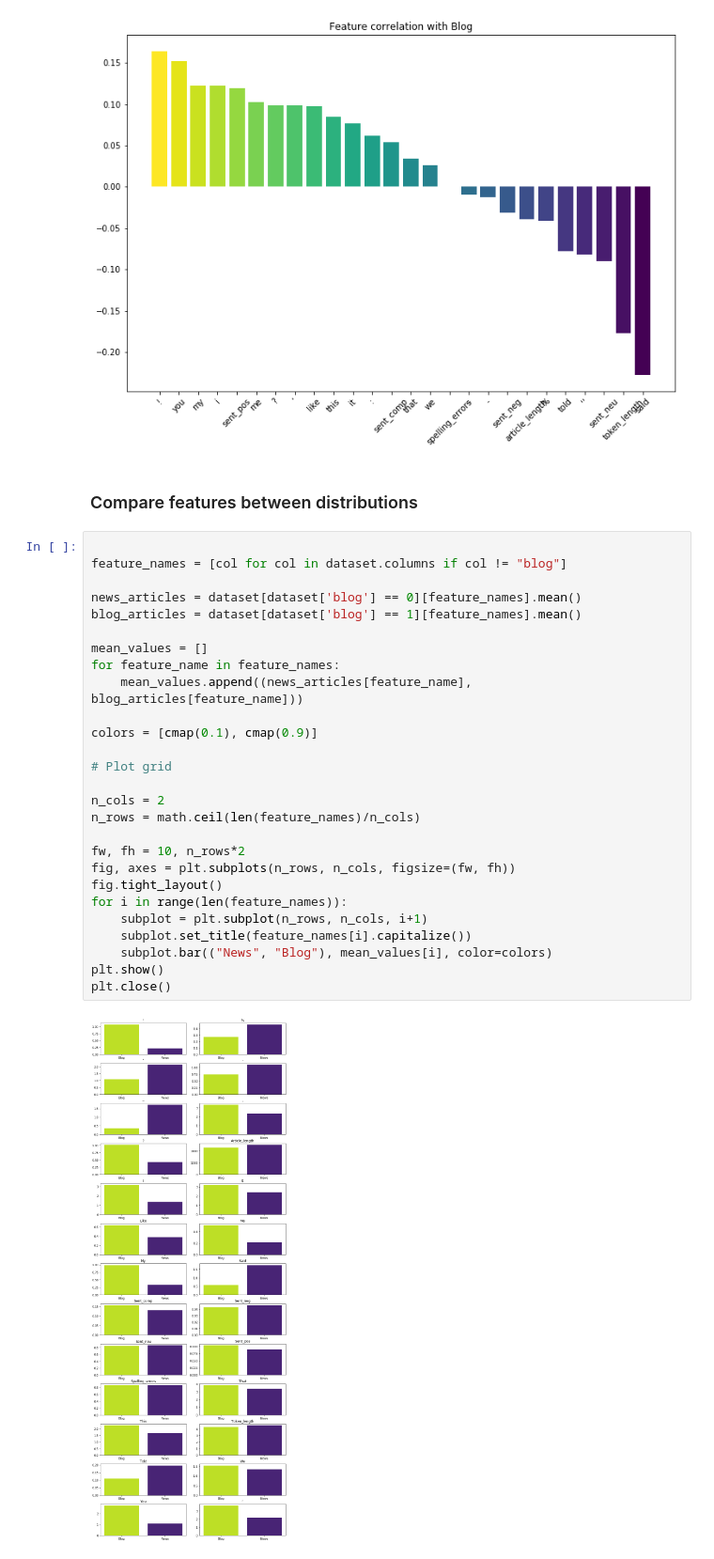
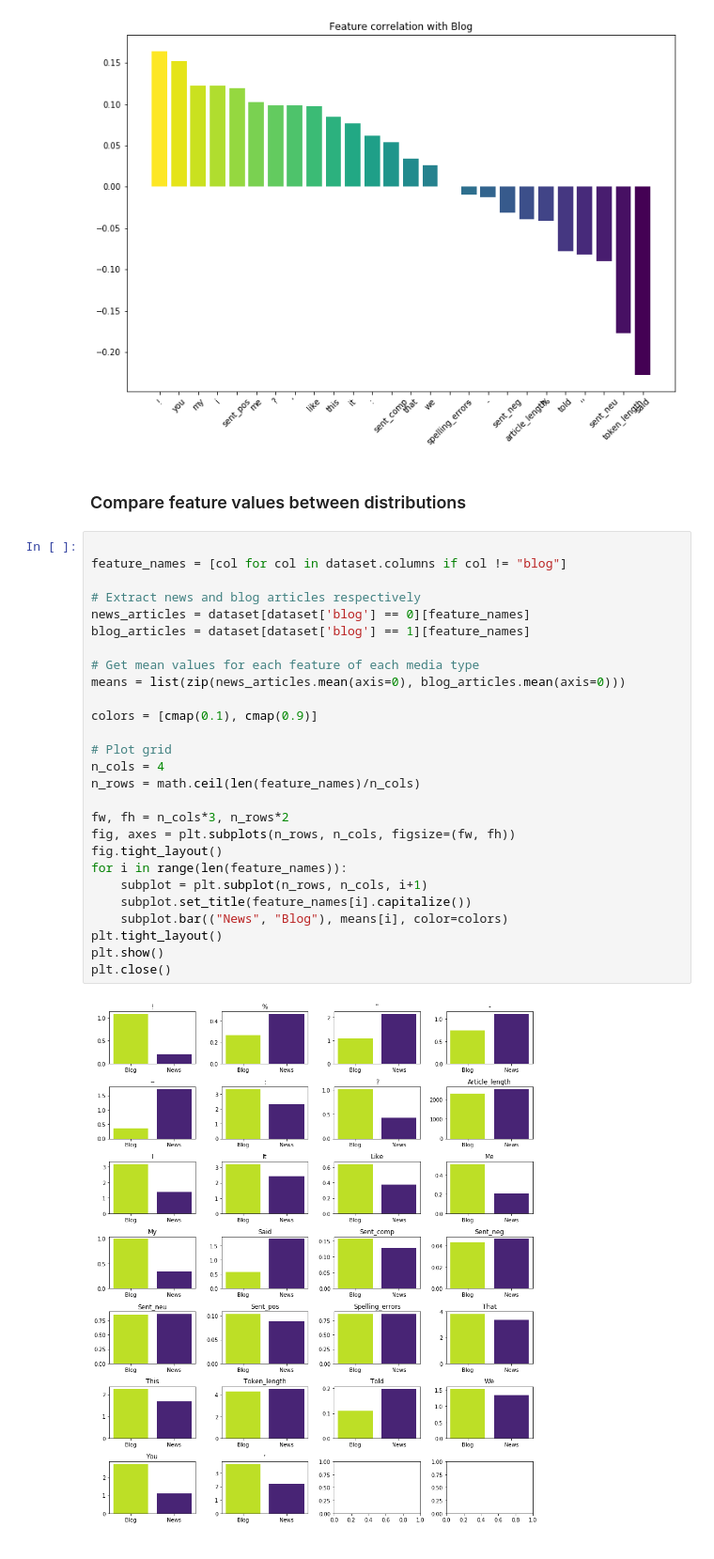
Before and after one commit to eriklindernoren/PFTA-Final-Assignment, a Jupyter notebook: visualize_data.ipynb, the cells around one changed output. Shown at 94% size. Cells and saved outputs as stored; diff of their text form.

Commit message:
Visualization

```diff
--- a/visualize_data.ipynb
+++ b/visualize_data.ipynb
@@ -108,33 +108,33 @@ plt.close()
 # %% [output]
 [figure]
 # %% [markdown]
-### Compare features between distributions
+### Compare feature values between distributions
 # %%
 
 feature_names = [col for col in dataset.columns if col != "blog"]
 
-news_articles = dataset[dataset['blog'] == 0][feature_names].mean()
-blog_articles = dataset[dataset['blog'] == 1][feature_names].mean()
+# Extract news and blog articles respectively
+news_articles = dataset[dataset['blog'] == 0][feature_names]
+blog_articles = dataset[dataset['blog'] == 1][feature_names]
 
-mean_values = []
-for feature_name in feature_names:
-    mean_values.append((news_articles[feature_name], blog_articles[feature_name]))
+# Get mean values for each feature of each media type
+means = list(zip(news_articles.mean(axis=0), blog_articles.mean(axis=0)))
 
 colors = [cmap(0.1), cmap(0.9)]
 
 # Plot grid
-
-n_cols = 2
+n_cols = 4
 n_rows = math.ceil(len(feature_names)/n_cols)
 
-fw, fh = 10, n_rows*2
+fw, fh = n_cols*3, n_rows*2
 fig, axes = plt.subplots(n_rows, n_cols, figsize=(fw, fh))
 fig.tight_layout()
 for i in range(len(feature_names)):
     subplot = plt.subplot(n_rows, n_cols, i+1)
     subplot.set_title(feature_names[i].capitalize())
-    subplot.bar(("News", "Blog"), mean_values[i], color=colors)
+    subplot.bar(("News", "Blog"), means[i], color=colors)
+plt.tight_layout()
 plt.show()
 plt.close()
 # %% [output]
-[figure, old version]
+[figure, new version]
```
Also changed, not shown: 1 other file.
